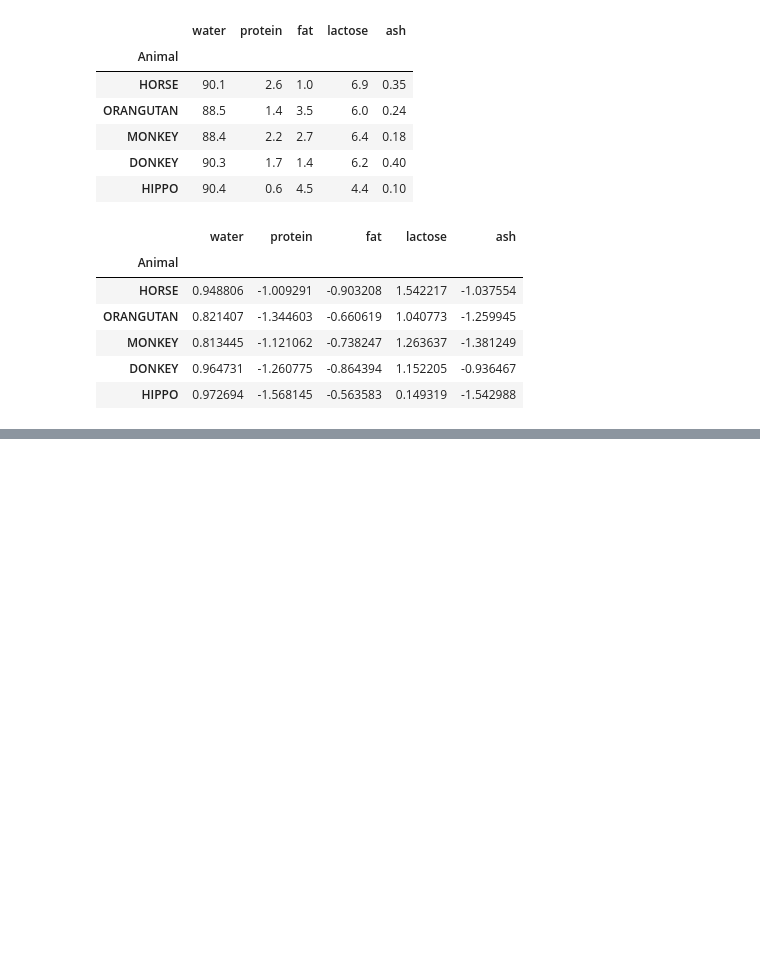
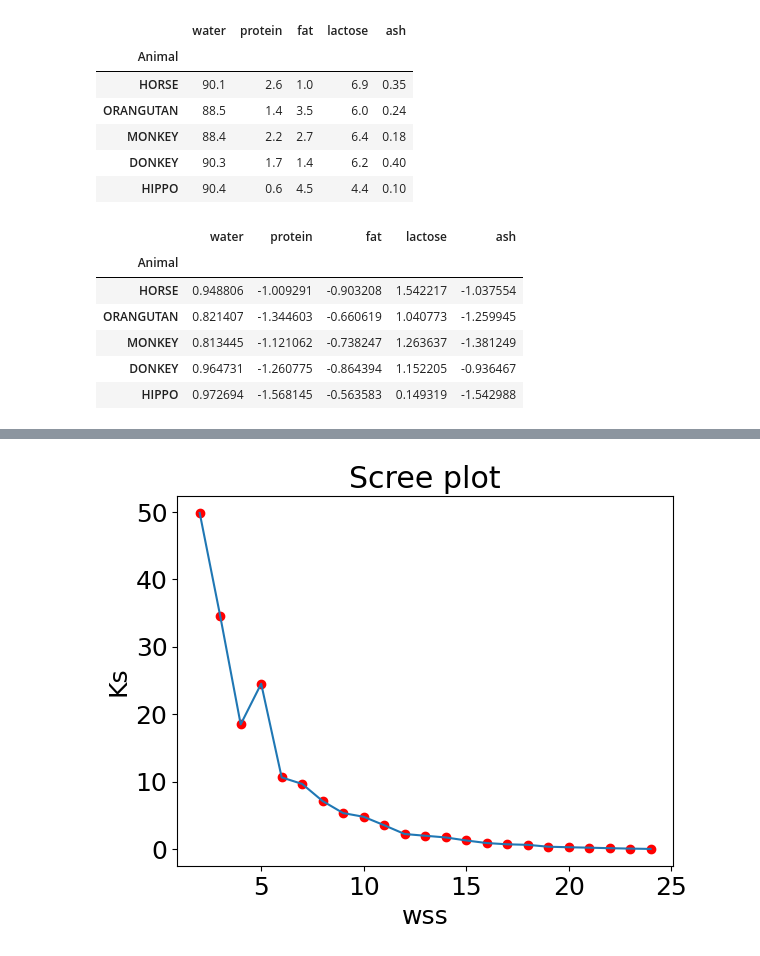
Before and after one commit to dungdungptit/Machine-Learning, a Jupyter notebook: 8_Clustering.ipynb, the cells around one changed output, grey strips where cells are left out. Drawn from its saved outputs; the diff is of its cells as text; code cells hidden in the pictures; blank space fills up the shorter version.

```diff
--- a/8_Clustering.ipynb
+++ b/8_Clustering.ipynb
@@ -280,0 +437,9 @@ Best Scores: 0.5391595072079529
+# %%
+plt.scatter(Ks, wss, c='red')
+plt.plot(Ks, wss)
+plt.ylabel("Ks")
+plt.xlabel("wss")
+plt.title("Scree plot")
+plt.show()
+# %% [output]
+[figure, added]
```
Also changed, not shown: parts of 33 cells of this notebook.
